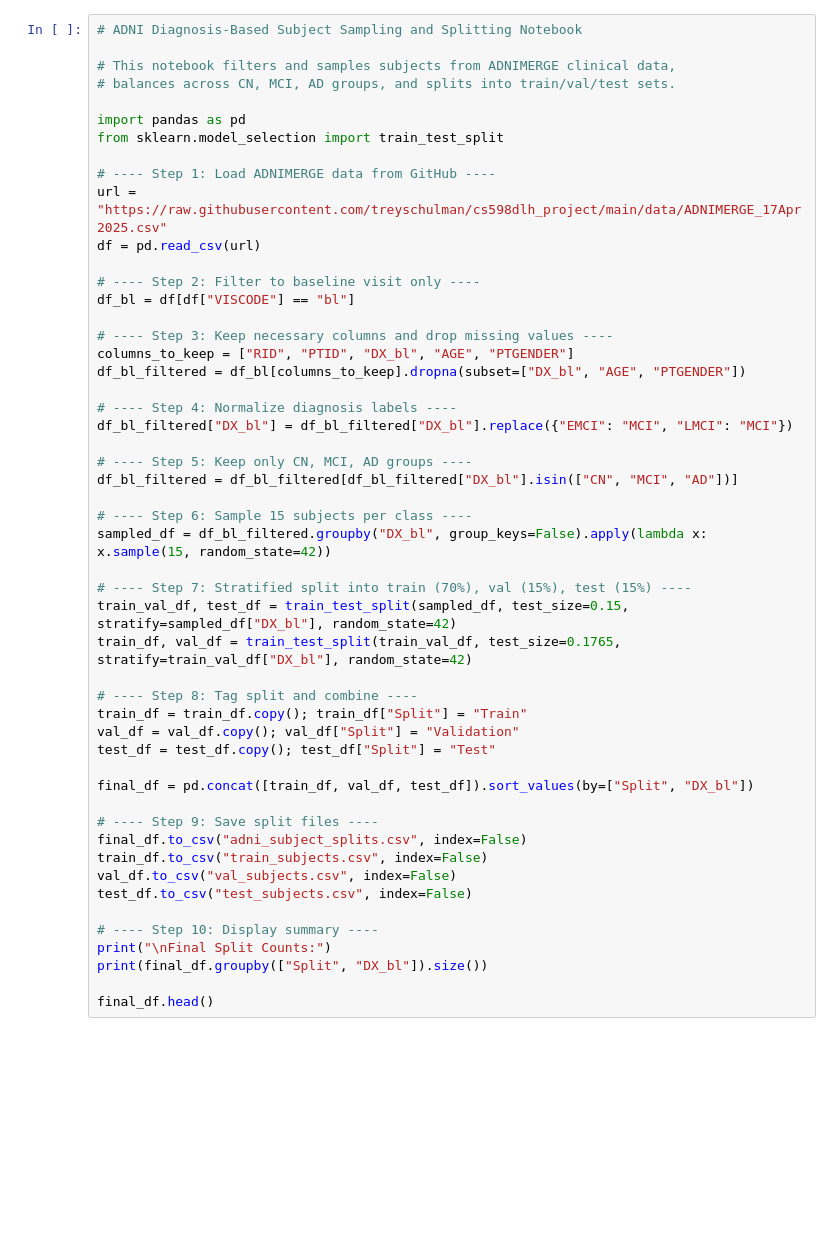
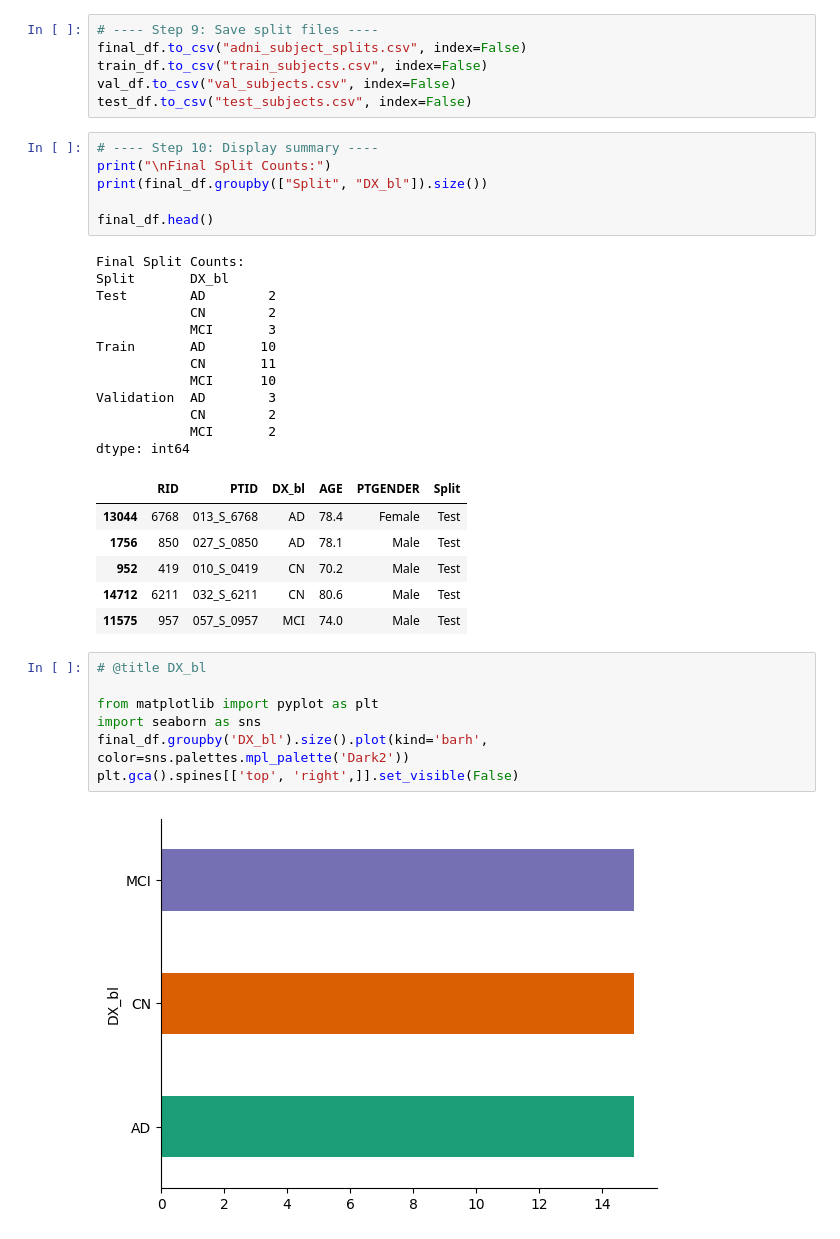
Before and after one commit to treyschulman/cs598dlh_project, a Jupyter notebook: data_preprocessing/adni_data_split.ipynb, the cells around one changed output. Saved outputs shown, nothing was run; the diff lists cells and outputs as text; blank space fills up the shorter version.

Commit message:
updated data preprocessing

```diff
--- a/data_preprocessing/adni_data_split.ipynb
+++ b/data_preprocessing/adni_data_split.ipynb
@@ -1,51 +40,40 @@
+# %%
+# ---- Step 9: Save split files ----
+final_df.to_csv("adni_subject_splits.csv", index=False)
+train_df.to_csv("train_subjects.csv", index=False)
+val_df.to_csv("val_subjects.csv", index=False)
+test_df.to_csv("test_subjects.csv", index=False)
 # %%
-# ADNI Diagnosis-Based Subject Sampling and Splitting Notebook
-
-# This notebook filters and samples subjects from ADNIMERGE clinical data,
-# balances across CN, MCI, AD groups, and splits into train/val/test sets.
-
-import pandas as pd
-from sklearn.model_selection import train_test_split
-
-# ---- Step 1: Load ADNIMERGE data from GitHub ----
-url = "https://raw.githubusercontent.com/treyschulman/cs598dlh_project/main/data/ADNIMERGE_17Apr2025.csv"
-df = pd.read_csv(url)
-
-# ---- Step 2: Filter to baseline visit only ----
-df_bl = df[df["VISCODE"] == "bl"]
-
-# ---- Step 3: Keep necessary columns and drop missing values ----
-columns_to_keep = ["RID", "PTID", "DX_bl", "AGE", "PTGENDER"]
-df_bl_filtered = df_bl[columns_to_keep].dropna(subset=["DX_bl", "AGE", "PTGENDER"])
-
-# ---- Step 4: Normalize diagnosis labels ----
-df_bl_filtered["DX_bl"] = df_bl_filtered["DX_bl"].replace({"EMCI": "MCI", "LMCI": "MCI"})
-
-# ---- Step 5: Keep only CN, MCI, AD groups ----
-df_bl_filtered = df_bl_filtered[df_bl_filtered["DX_bl"].isin(["CN", "MCI", "AD"])]
-
-# ---- Step 6: Sample 15 subjects per class ----
-sampled_df = df_bl_filtered.groupby("DX_bl", group_keys=False).apply(lambda x: x.sample(15, random_state=42))
-
-# ---- Step 7: Stratified split into train (70%), val (15%), test (15%) ----
-train_val_df, test_df = train_test_split(sampled_df, test_size=0.15, stratify=sampled_df["DX_bl"], random_state=42)
-train_df, val_df = train_test_split(train_val_df, test_size=0.1765, stratify=train_val_df["DX_bl"], random_state=42)
-
-# ---- Step 8: Tag split and combine ----
-train_df = train_df.copy(); train_df["Split"] = "Train"
-val_df = val_df.copy(); val_df["Split"] = "Validation"
-test_df = test_df.copy(); test_df["Split"] = "Test"
-
-final_df = pd.concat([train_df, val_df, test_df]).sort_values(by=["Split", "DX_bl"])
-
-# ---- Step 9: Save split files ----
-final_df.to_csv("adni_subject_splits.csv", index=False)
-train_df.to_csv("train_subjects.csv", index=False)
-val_df.to_csv("val_subjects.csv", index=False)
-test_df.to_csv("test_subjects.csv", index=False)
-
 # ---- Step 10: Display summary ----
 print("\nFinal Split Counts:")
 print(final_df.groupby(["Split", "DX_bl"]).size())
 
 final_df.head()
+# %% [output]
+Final Split Counts:
+Split       DX_bl
+Test        AD        2
+            CN        2
+            MCI       3
+Train       AD       10
+            CN       11
+            MCI      10
+Validation  AD        3
+            CN        2
+            MCI       2
+dtype: int64
+|  | RID | PTID | DX_bl | AGE | PTGENDER | Split |
+| 13044 | 6768 | 013_S_6768 | AD | 78.4 | Female | Test |
+| 1756 | 850 | 027_S_0850 | AD | 78.1 | Male | Test |
+| 952 | 419 | 010_S_0419 | CN | 70.2 | Male | Test |
+| 14712 | 6211 | 032_S_6211 | CN | 80.6 | Male | Test |
+| 11575 | 957 | 057_S_0957 | MCI | 74.0 | Male | Test |
+# %%
+# @title DX_bl
+
+from matplotlib import pyplot as plt
+import seaborn as sns
+final_df.groupby('DX_bl').size().plot(kind='barh', color=sns.palettes.mpl_palette('Dark2'))
+plt.gca().spines[['top', 'right',]].set_visible(False)
+# %% [output]
+[figure, added]
```
Also changed, not shown: parts of 13 cells of this notebook.
